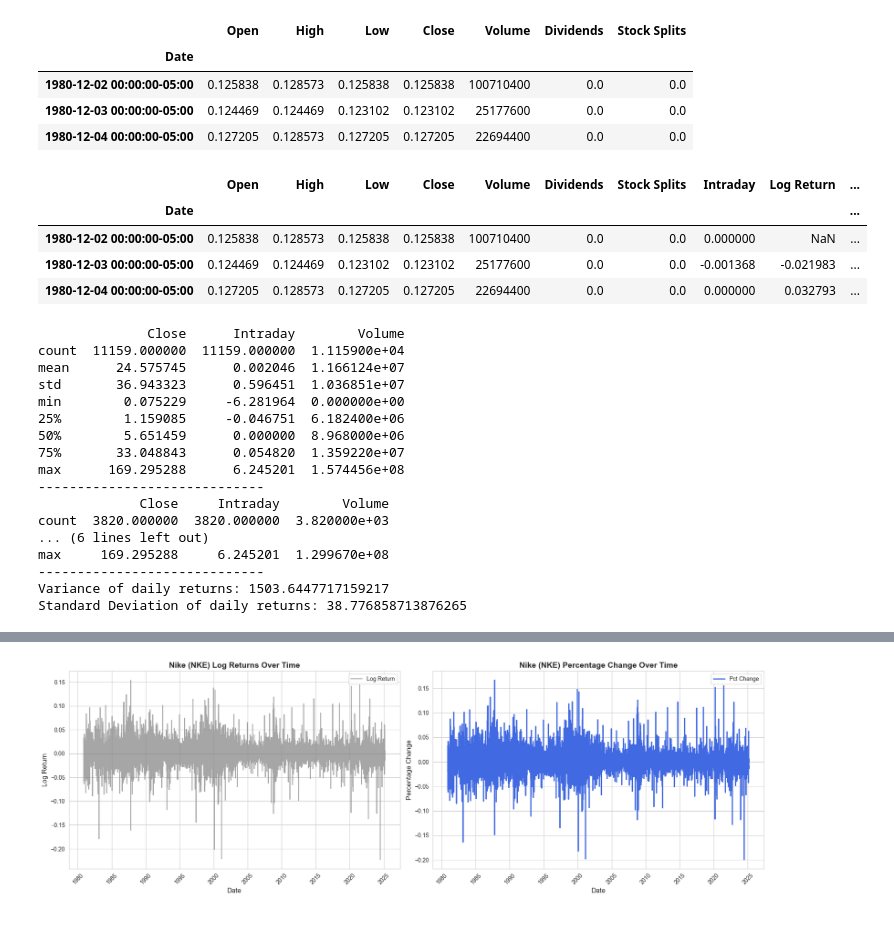
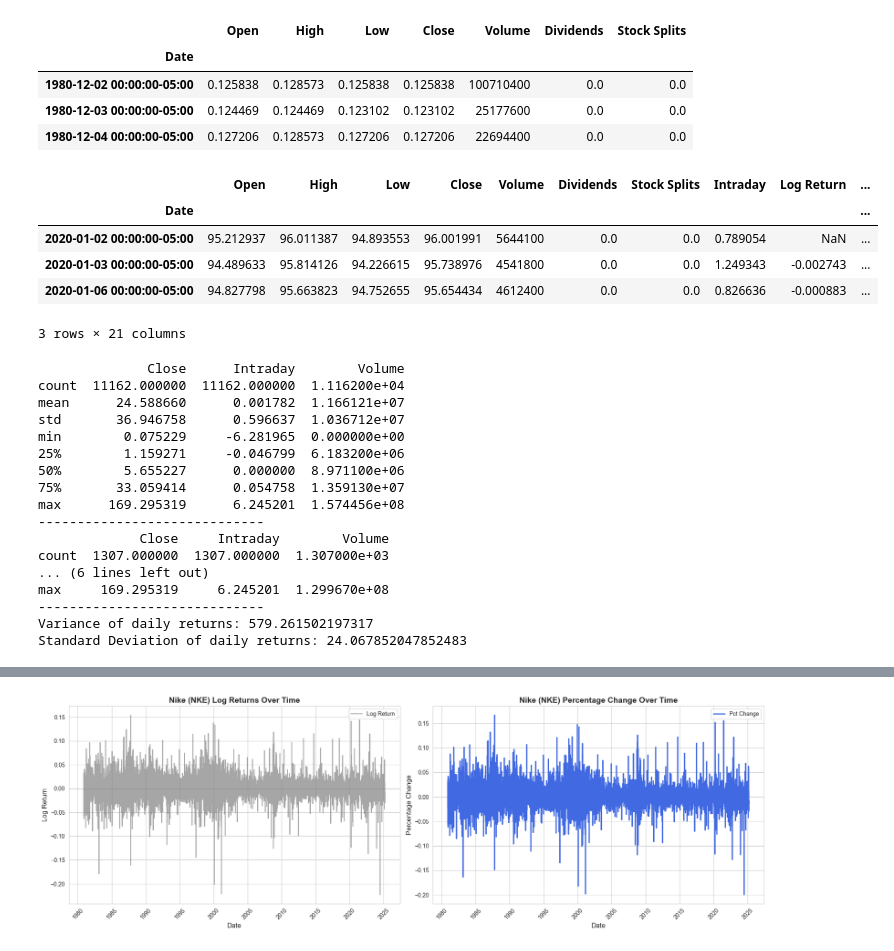
Before and after one commit to mfannin099/Stock_Analysis, a Jupyter notebook: nke_eda.ipynb, the cells around one changed output, grey strips where cells are left out. Saved outputs shown, nothing was run; the diff lists cells and outputs as text; code cells hidden in the pictures.

```diff
--- a/nke_eda.ipynb
+++ b/nke_eda.ipynb
@@ -17,31 +19,37 @@ data = yf.Ticker("NKE")
 # print(data.history(period='max')) ## must be of the format 1d, 5d, 1mo, 3mo, 6mo, 1y, 2y, 5y, 10y, ytd, max, etc.
 
 nke_df = pd.DataFrame(data.history(period='max'))
-nke_df_filtered = nke_df[nke_df.index >= '2010-01-01']
+nke_df_filtered = nke_df[nke_df.index >= '2020-01-01']
 nke_df.head(3)
 # %% [output]
 |  | Open | High | Low | Close | Volume | Dividends | Stock Splits |
 | Date |  |  |  |  |  |  |  |
 | 1980-12-02 00:00:00-05:00 | 0.125838 | 0.128573 | 0.125838 | 0.125838 | 100710400 | 0.0 | 0.0 |
 | 1980-12-03 00:00:00-05:00 | 0.124469 | 0.124469 | 0.123102 | 0.123102 | 25177600 | 0.0 | 0.0 |
-| 1980-12-04 00:00:00-05:00 | 0.127205 | 0.128573 | 0.127205 | 0.127205 | 22694400 | 0.0 | 0.0 |
+| 1980-12-04 00:00:00-05:00 | 0.127206 | 0.128573 | 0.127206 | 0.127206 | 22694400 | 0.0 | 0.0 |
 # %%
 nke_df['Intraday'] = nke_df['Close'] - nke_df['Open']
 # Calculate Log Returns
 nke_df['Log Return'] = np.log(nke_df['Close'] / nke_df['Close'].shift(1))
 nke_df['Pct Change'] = nke_df['Close'].pct_change(periods=1)
-nke_df.head(3)
+
+nke_df_filtered['Intraday'] = nke_df_filtered['Close'] - nke_df_filtered['Open']
+# Calculate Log Returns
+nke_df_filtered['Log Return'] = np.log(nke_df_filtered['Close'] / nke_df_filtered['Close'].shift(1))
+nke_df_filtered['Pct Change'] = nke_df_filtered['Close'].pct_change(periods=1)
+
+nke_df_filtered.head(3)
 # %% [output]
 |  | Open | High | Low | Close | Volume | Dividends | Stock Splits | Intraday | Log Return | ... |
 | Date |  |  |  |  |  |  |  |  |  | ... |
-| 1980-12-02 00:00:00-05:00 | 0.125838 | 0.128573 | 0.125838 | 0.125838 | 100710400 | 0.0 | 0.0 | 0.000000 | NaN | ... |
-| 1980-12-03 00:00:00-05:00 | 0.124469 | 0.124469 | 0.123102 | 0.123102 | 25177600 | 0.0 | 0.0 | -0.001368 | -0.021983 | ... |
-| 1980-12-04 00:00:00-05:00 | 0.127205 | 0.128573 | 0.127205 | 0.127205 | 22694400 | 0.0 | 0.0 | 0.000000 | 0.032793 | ... |
+| 2020-01-02 00:00:00-05:00 | 95.212937 | 96.011387 | 94.893553 | 96.001991 | 5644100 | 0.0 | 0.0 | 0.789054 | NaN | ... |
+| 2020-01-03 00:00:00-05:00 | 94.489633 | 95.814126 | 94.226615 | 95.738976 | 4541800 | 0.0 | 0.0 | 1.249343 | -0.002743 | ... |
+| 2020-01-06 00:00:00-05:00 | 94.827798 | 95.663823 | 94.752655 | 95.654434 | 4612400 | 0.0 | 0.0 | 0.826636 | -0.000883 | ... |
+3 rows × 21 columns
 # %%
 ## Some EDA
 print(nke_df[['Close', 'Intraday','Volume']].describe())
 print("-----------------------------")
-nke_df_filtered = nke_df[nke_df.index >= '2010-01-01']
 print(nke_df_filtered[['Close', 'Intraday','Volume']].describe())
 
 print("-----------------------------")
@@ -53,19 +61,19 @@ print(f"Variance of daily returns: {variance}")
 print(f"Standard Deviation of daily returns: {standard_deviation}")
 # %% [output]
               Close      Intraday        Volume
-count  11159.000000  11159.000000  1.115900e+04
-mean      24.575745      0.002046  1.166124e+07
-std       36.943323      0.596451  1.036851e+07
-min        0.075229     -6.281964  0.000000e+00
-25%        1.159085     -0.046751  6.182400e+06
-50%        5.651459      0.000000  8.968000e+06
-75%       33.048843      0.054820  1.359220e+07
-max      169.295288      6.245201  1.574456e+08
+count  11162.000000  11162.000000  1.116200e+04
+mean      24.588660      0.001782  1.166121e+07
+std       36.946758      0.596637  1.036712e+07
+min        0.075229     -6.281965  0.000000e+00
+25%        1.159271     -0.046799  6.183200e+06
+50%        5.655227      0.000000  8.971100e+06
+75%       33.059414      0.054758  1.359130e+07
+max      169.295319      6.245201  1.574456e+08
 -----------------------------
              Close     Intraday        Volume
-count  3820.000000  3820.000000  3.820000e+03
+count  1307.000000  1307.000000  1.307000e+03
 ... (6 lines left out)
-max     169.295288     6.245201  1.299670e+08
+max     169.295319     6.245201  1.299670e+08
 -----------------------------
-Variance of daily returns: 1503.6447717159217
-Standard Deviation of daily returns: 38.776858713876265
+Variance of daily returns: 579.261502197317
+Standard Deviation of daily returns: 24.067852047852483
```
Also changed, not shown: parts of 17 cells of this notebook, 2 other files.
